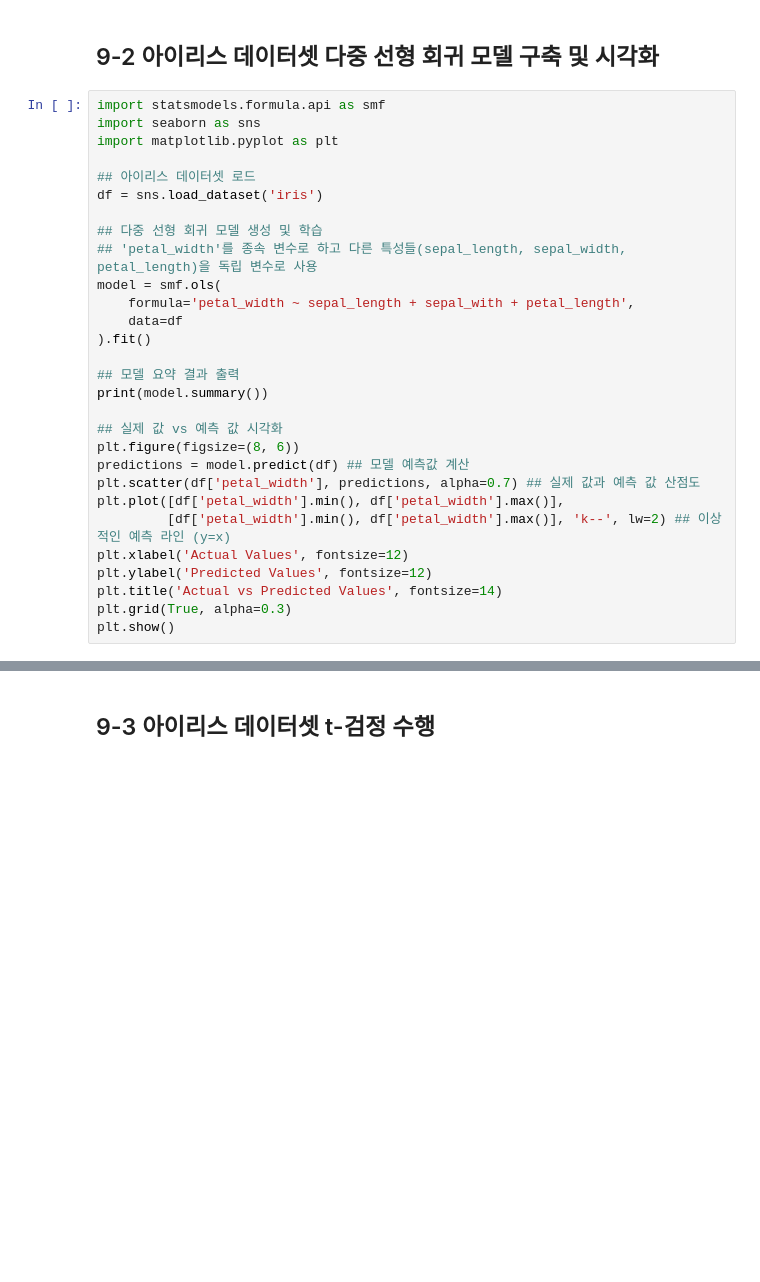
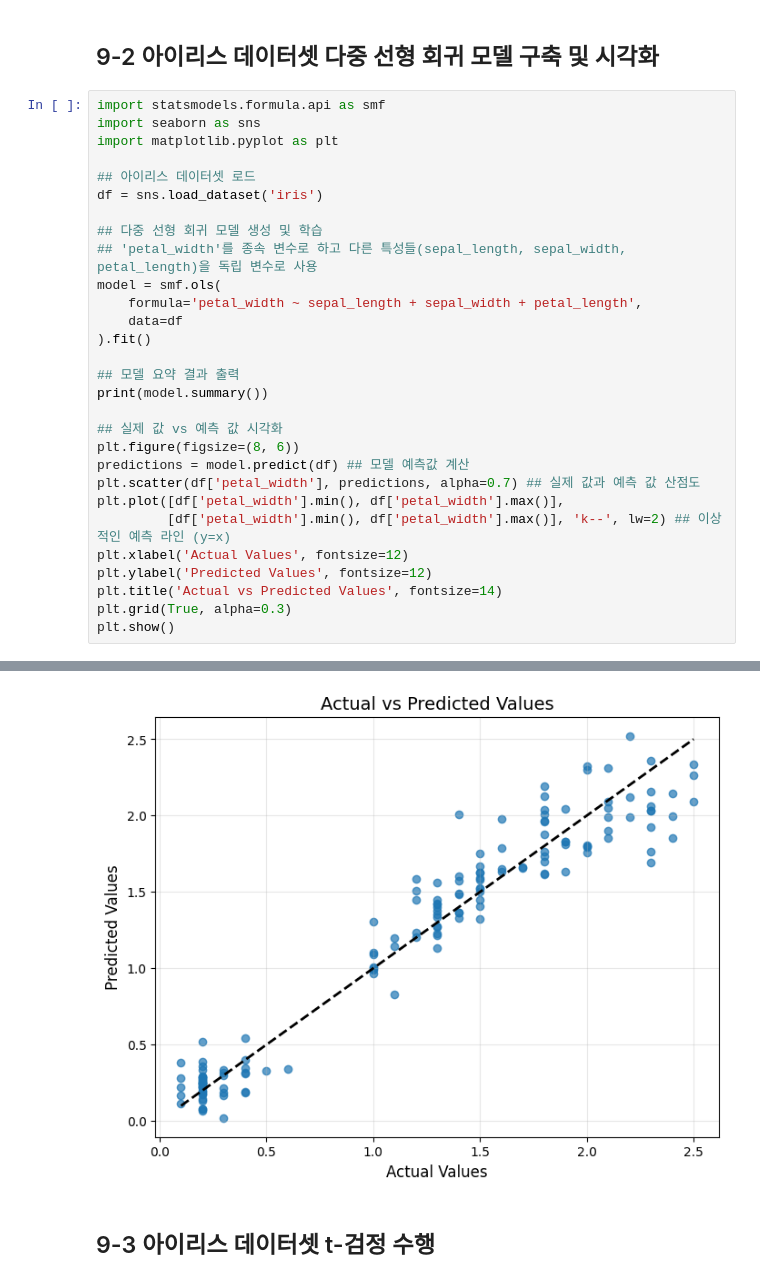
Before and after one commit to YYahran/Data-Analysis-with-Open-Source, a Jupyter notebook: 오픈소스_데이터_분석_9강.ipynb, the cells around one changed output, grey strips where cells are left out. Cells and saved outputs as stored; diff of their text form; blank space fills up the shorter version.

```diff
--- a/오픈소스_데이터_분석_9강.ipynb
+++ b/오픈소스_데이터_분석_9강.ipynb
@@ -51,7 +111,7 @@ df = sns.load_dataset('iris')
 ## 다중 선형 회귀 모델 생성 및 학습
 ## 'petal_width'를 종속 변수로 하고 다른 특성들(sepal_length, sepal_width, petal_length)을 독립 변수로 사용
 model = smf.ols(
-    formula='petal_width ~ sepal_length + sepal_with + petal_length',
+    formula='petal_width ~ sepal_length + sepal_width + petal_length',
     data=df
 ).fit()
 
@@ -69,3 +129,4 @@ plt.ylabel('Predicted Values', fontsize=12)
 plt.title('Actual vs Predicted Values', fontsize=14)
 plt.grid(True, alpha=0.3)
 plt.show()
+# %% [output]
@@ -72,3 +178,4 @@ plt.show()
+[figure, added]
 # %% [markdown]
 ## 9-3 아이리스 데이터셋 t-검정 수행
 # %%
```
Also changed, not shown: parts of 12 cells of this notebook.
